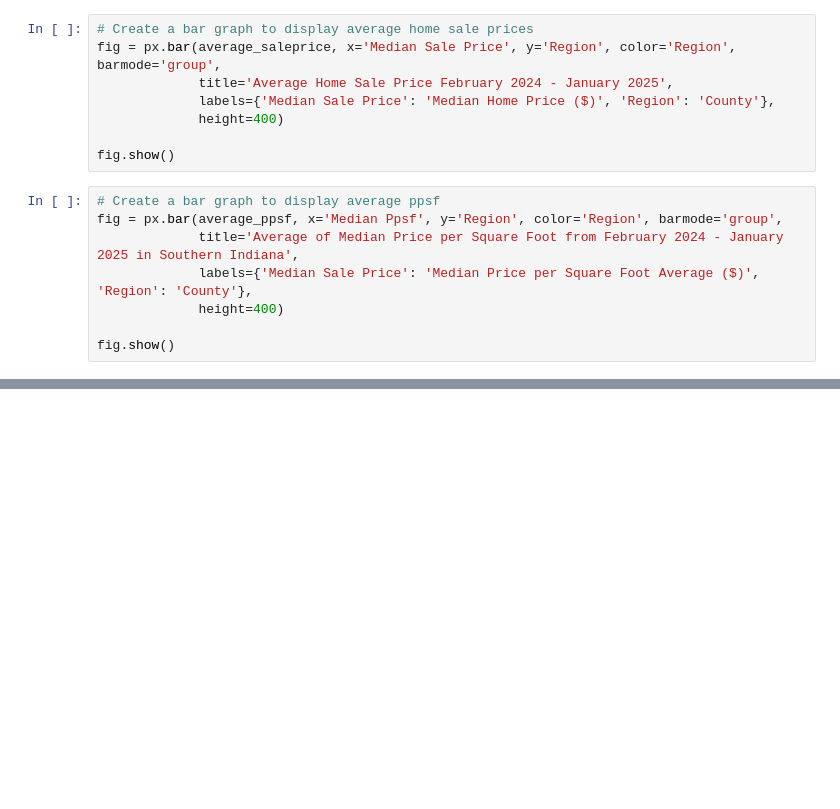
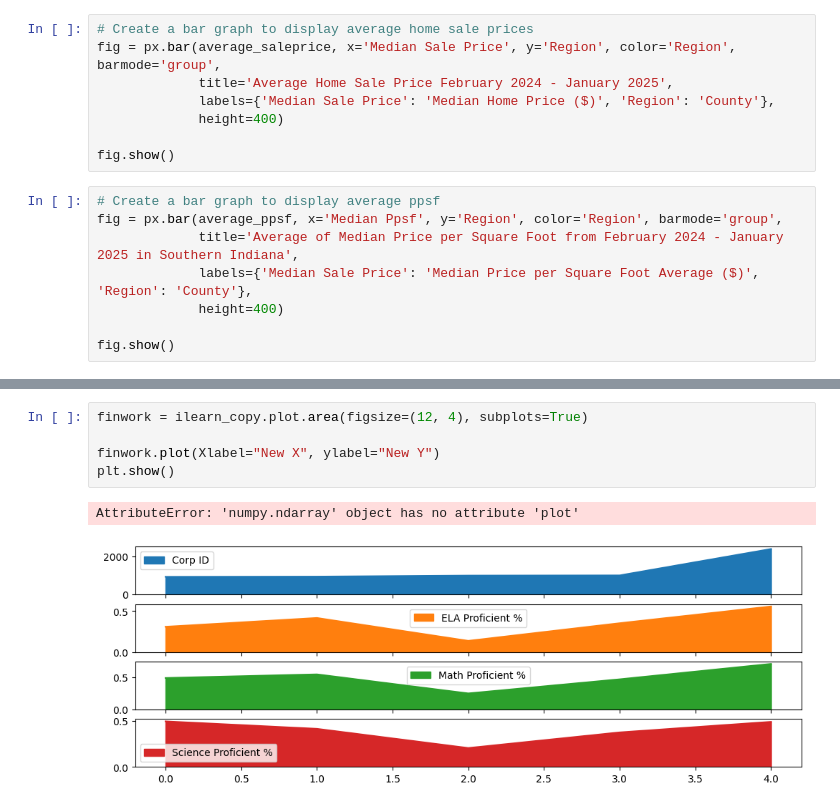
Before and after one commit to RachTheRad/SoIN_Housing_Analysis, a Jupyter notebook: HA_Cap_NB3.ipynb, the cells around one changed output, grey strips where cells are left out. Cells and saved outputs as stored; diff of their text form; blank space fills up the shorter version.

```diff
--- a/HA_Cap_NB3.ipynb
+++ b/HA_Cap_NB3.ipynb
@@ -53,0 +178,8 @@ df2_transposed
+# %%
+finwork = ilearn_copy.plot.area(figsize=(12, 4), subplots=True)
+
+finwork.plot(Xlabel="New X", ylabel="New Y")
+plt.show()
+# %% [output]
+AttributeError: 'numpy.ndarray' object has no attribute 'plot'
+[figure, added]
```
Also changed, not shown: parts of 18 cells of this notebook, 1 other file.
